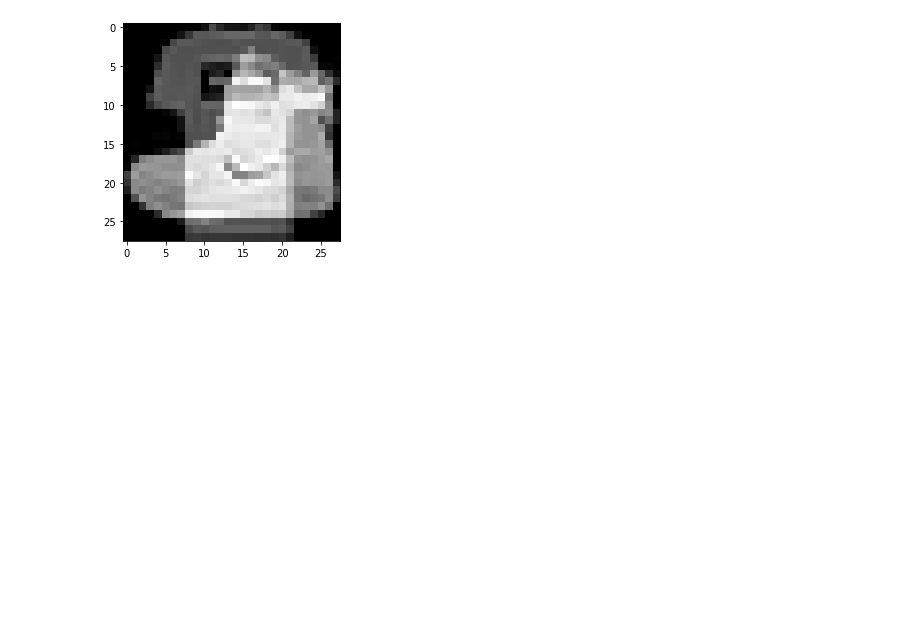
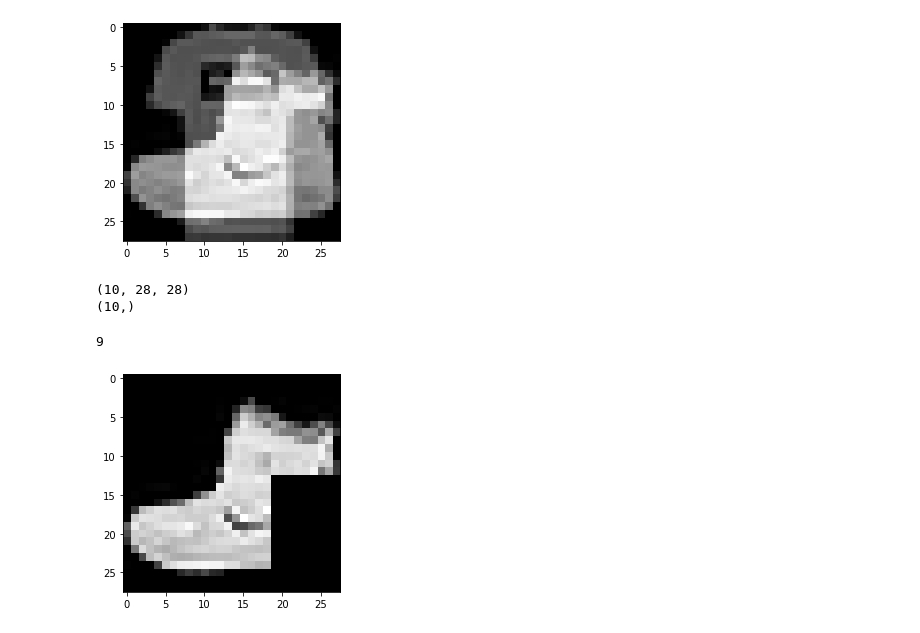
Before and after one commit to PsorTheDoctor/artificial-intelligence, a Jupyter notebook: augmentation/cutout_cutmix_mixup.ipynb, the cells around one changed output. Saved outputs shown, nothing was run; the diff lists cells and outputs as text; code cells hidden in the pictures; blank space fills up the shorter version.

```diff
--- a/augmentation/cutout_cutmix_mixup.ipynb
+++ b/augmentation/cutout_cutmix_mixup.ipynb
@@ -127,0 +169,14 @@ tf.Tensor(
+# %%
+(X_aug, y_aug) = augment(X_train[:10], y_train[:10], method='cutout')
+
+print(X_aug.shape)
+print(y_aug.shape)
+# %% [output]
+(10, 28, 28)
+(10,)
+# %%
+plt.imshow(X_aug[0], cmap='gray')
+print(y_aug[0])
+# %% [output]
+9
+[figure, added]
```
Also changed, not shown: parts of 5 cells of this notebook.
